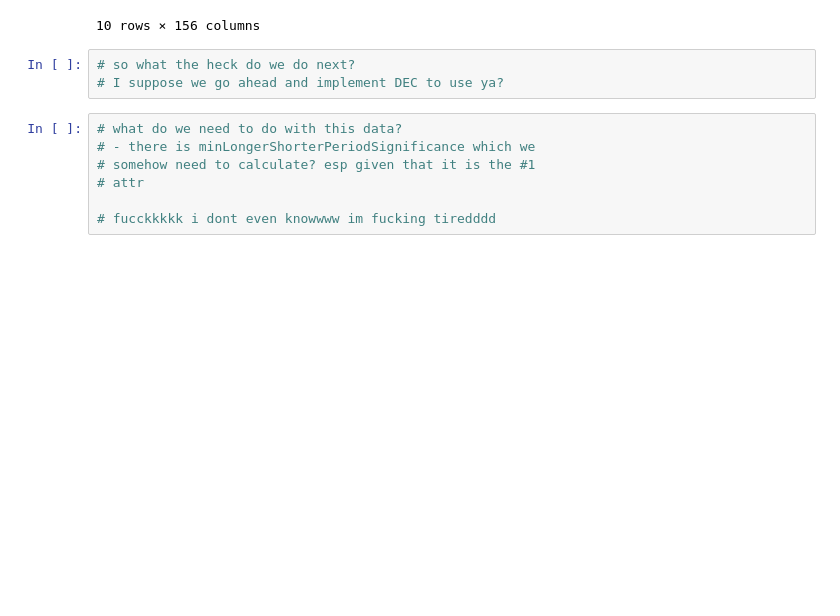
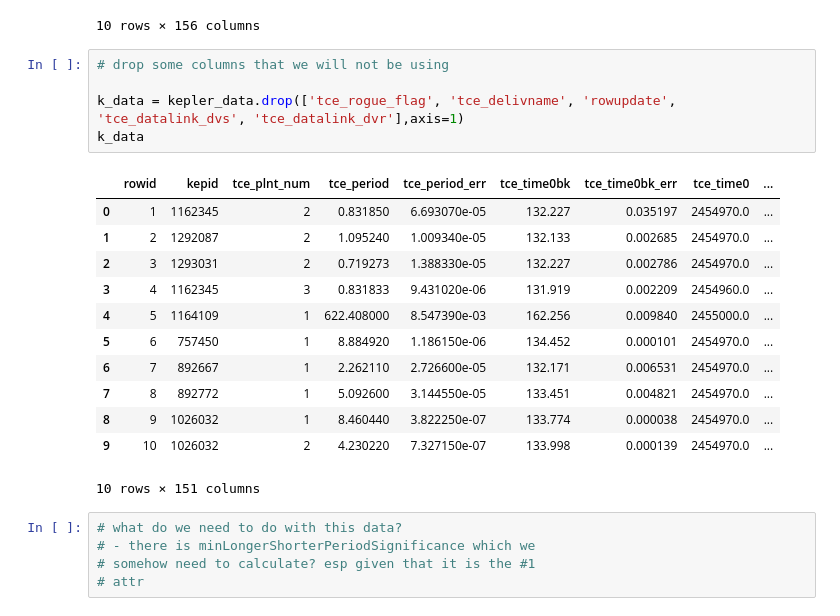
Before and after one commit to rugggg/CADS, a Jupyter notebook: thesis/deepEmbeddedClustering/dec_Kepler_q1_q17_dr24_tce.ipynb, the cells around one changed output. Saved outputs shown, nothing was run; the diff lists cells and outputs as text; blank space fills up the shorter version.

```diff
--- a/thesis/deepEmbeddedClustering/dec_Kepler_q1_q17_dr24_tce.ipynb
+++ b/thesis/deepEmbeddedClustering/dec_Kepler_q1_q17_dr24_tce.ipynb
@@ -63,13 +63,26 @@ kepler_data
 | 8 | 9 | 1026032 | 1 | NaN | q1_q17_dr24_tce | 2015-01-15 | 001/001026/001026032/dv/kplr00102... | ... |
 | 9 | 10 | 1026032 | 2 | NaN | q1_q17_dr24_tce | 2015-01-15 | 001/001026/001026032/dv/kplr00102... | ... |
 10 rows × 156 columns
-# %%
-# so what the heck do we do next?
-# I suppose we go ahead and implement DEC to use ya?
+# %%
+# drop some columns that we will not be using
+
+k_data = kepler_data.drop(['tce_rogue_flag', 'tce_delivname', 'rowupdate', 'tce_datalink_dvs', 'tce_datalink_dvr'],axis=1)
+k_data
+# %% [output]
+|  | rowid | kepid | tce_plnt_num | tce_period | tce_period_err | tce_time0bk | tce_time0bk_err | tce_time0 | ... |
+| 0 | 1 | 1162345 | 2 | 0.831850 | 6.693070e-05 | 132.227 | 0.035197 | 2454970.0 | ... |
+| 1 | 2 | 1292087 | 2 | 1.095240 | 1.009340e-05 | 132.133 | 0.002685 | 2454970.0 | ... |
+| 2 | 3 | 1293031 | 2 | 0.719273 | 1.388330e-05 | 132.227 | 0.002786 | 2454970.0 | ... |
+| 3 | 4 | 1162345 | 3 | 0.831833 | 9.431020e-06 | 131.919 | 0.002209 | 2454960.0 | ... |
+| 4 | 5 | 1164109 | 1 | 622.408000 | 8.547390e-03 | 162.256 | 0.009840 | 2455000.0 | ... |
+| 5 | 6 | 757450 | 1 | 8.884920 | 1.186150e-06 | 134.452 | 0.000101 | 2454970.0 | ... |
+| 6 | 7 | 892667 | 1 | 2.262110 | 2.726600e-05 | 132.171 | 0.006531 | 2454970.0 | ... |
+| 7 | 8 | 892772 | 1 | 5.092600 | 3.144550e-05 | 133.451 | 0.004821 | 2454970.0 | ... |
+| 8 | 9 | 1026032 | 1 | 8.460440 | 3.822250e-07 | 133.774 | 0.000038 | 2454970.0 | ... |
+| 9 | 10 | 1026032 | 2 | 4.230220 | 7.327150e-07 | 133.998 | 0.000139 | 2454970.0 | ... |
+10 rows × 151 columns
 # %%
 # what do we need to do with this data?
 # - there is minLongerShorterPeriodSignificance which we
 # somehow need to calculate? esp given that it is the #1
 # attr
-
-# fucckkkkk i dont even knowwww im fucking tiredddd
```
Also changed, not shown: parts of 1 cell of this notebook, 1 other file.
